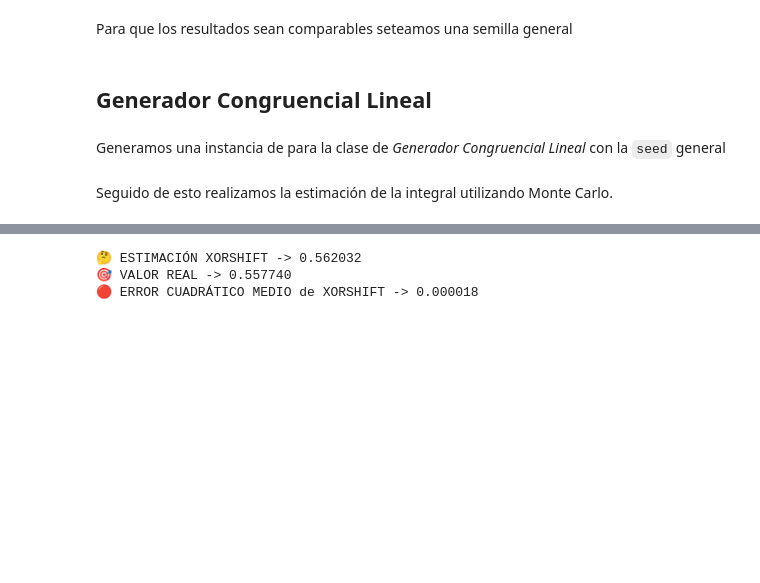
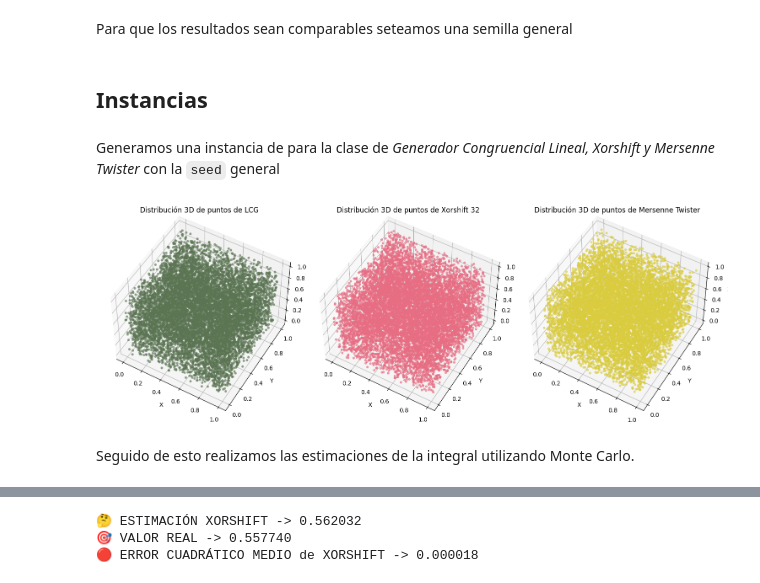
Before and after one commit to nieto-lucas/Trabajo-especial-mys, a Jupyter notebook: trabajo-especial.ipynb, the cells around one changed output, grey strips where cells are left out. Saved outputs shown, nothing was run; the diff lists cells and outputs as text; code cells hidden in the pictures; blank space fills up the shorter version.

Commit message:
feat: :sparkles: Ploteo de distribución de los generadores y nueva pseudoestructura

```diff
--- a/trabajo-especial.ipynb
+++ b/trabajo-especial.ipynb
@@ -60,8 +55,8 @@ Para que los resultados sean comparables seteamos una semilla general
 # %%
 SEED = int(time())
 # %% [markdown]
-## Generador Congruencial Lineal
+## Instancias
 # %% [markdown]
-Generamos una instancia de para la clase de *Generador Congruencial Lineal* con la `seed` general
+Generamos una instancia de para la clase de *Generador Congruencial Lineal, Xorshift y Mersenne Twister*  con la `seed` general
 # %%
 lcg = LCG(seed=SEED)
@@ -68,5 +65,9 @@ lcg = LCG(seed=SEED)
+# %%
+Utils.plot_3D_generators(generators=[lcg, xorshift, mersenne_twister], Nsamples=SAMPLE_SIZE_SMALL)
+# %% [output]
+[figure, added]
 # %% [markdown]
-Seguido de esto realizamos la estimación de la integral utilizando Monte Carlo.
+Seguido de esto realizamos las estimaciones de la integral utilizando Monte Carlo.
 # %%
 lcg_estimation = MonteCarlo.method(Nsamples=SAMPLE_SIZE_SMALL,
                                     g=Utils.gaussian_function,
```
Also changed, not shown: parts of 13 cells of this notebook.
